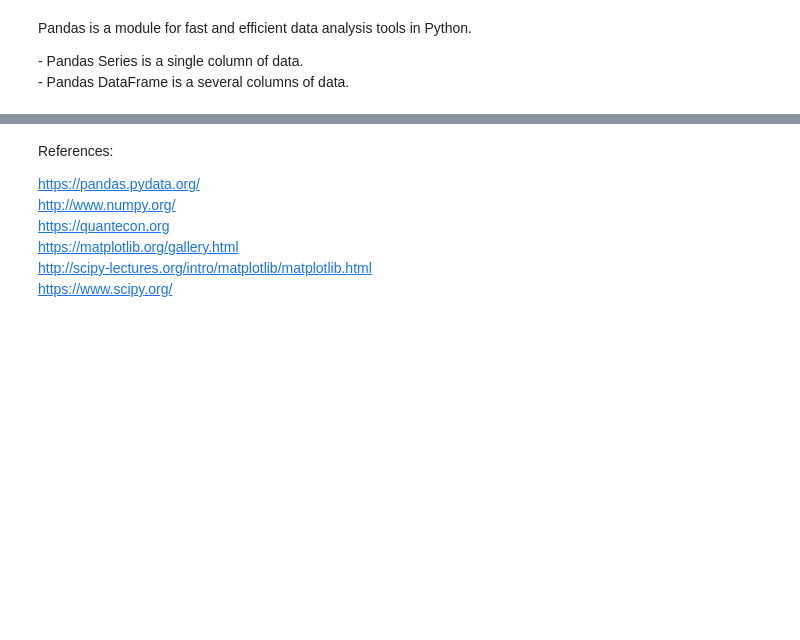
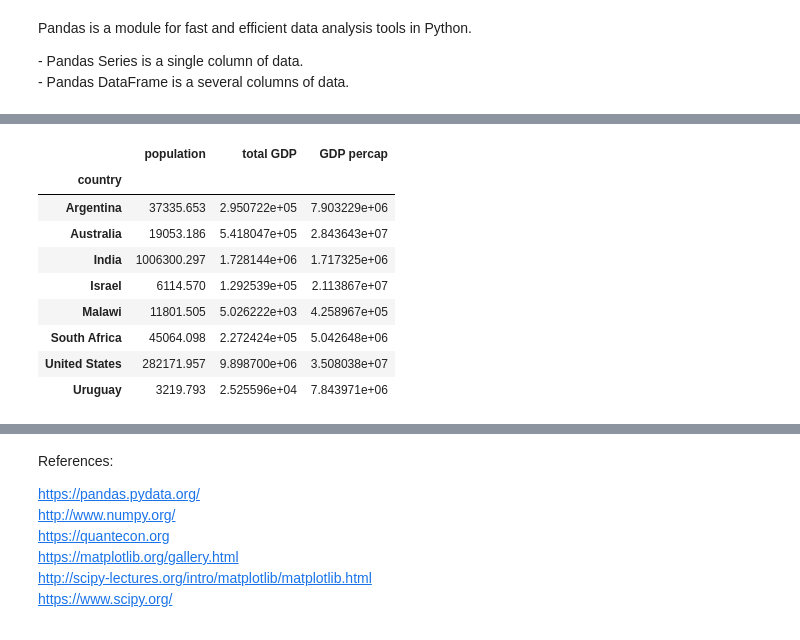
Before and after one commit to datasciencesociety/pep3e, a Jupyter notebook: Data_and_Empirics.ipynb, the cells around one changed output, grey strips where cells are left out. Cells and saved outputs as stored; diff of their text form; code cells hidden in the pictures; blank space fills up the shorter version.

```diff
--- a/Data_and_Empirics.ipynb
+++ b/Data_and_Empirics.ipynb
@@ -48,3 +64,16 @@ df2 = df2.set_index('country') #set a column for an index
+# %%
+df2
+# %% [output]
+|  | population | total GDP | GDP percap |
+| country |  |  |  |
+| Argentina | 37335.653 | 2.950722e+05 | 7.903229e+06 |
+| Australia | 19053.186 | 5.418047e+05 | 2.843643e+07 |
+| India | 1006300.297 | 1.728144e+06 | 1.717325e+06 |
+| Israel | 6114.570 | 1.292539e+05 | 2.113867e+07 |
+| Malawi | 11801.505 | 5.026222e+03 | 4.258967e+05 |
+| South Africa | 45064.098 | 2.272424e+05 | 5.042648e+06 |
+| United States | 282171.957 | 9.898700e+06 | 3.508038e+07 |
+| Uruguay | 3219.793 | 2.525596e+04 | 7.843971e+06 |
 # %%
 # plot GDP percap
 import matplotlib.pyplot as plt
```
Also changed, not shown: parts of 11 cells of this notebook, 3 other files.
